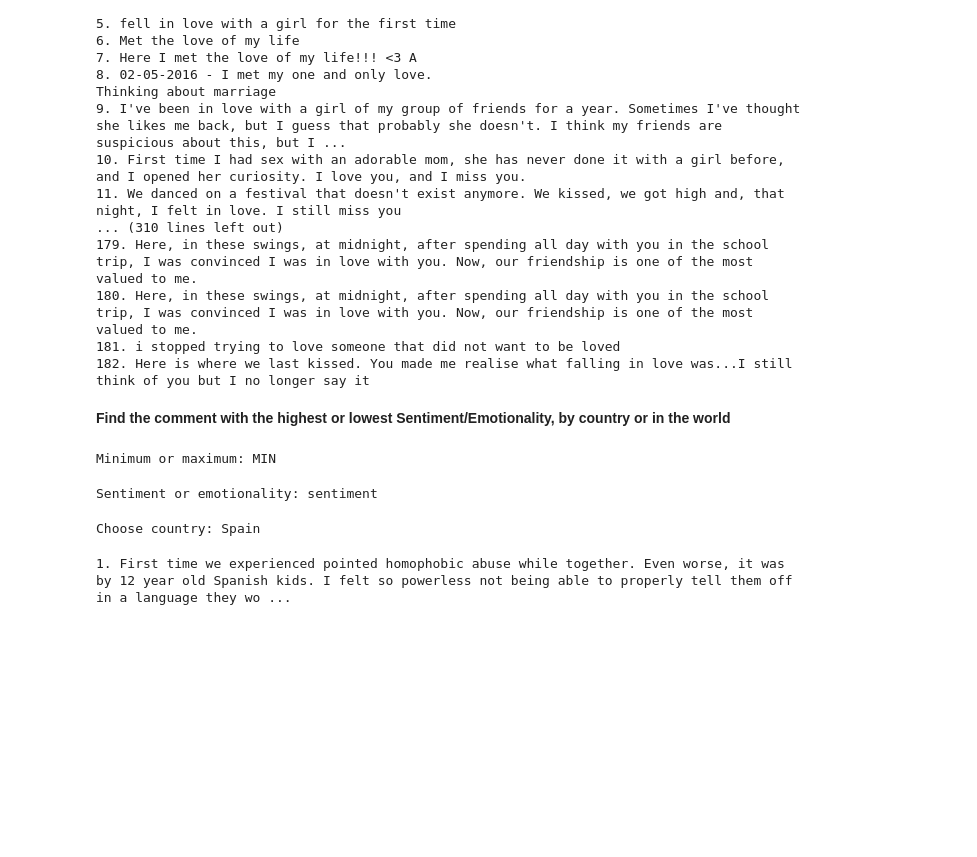
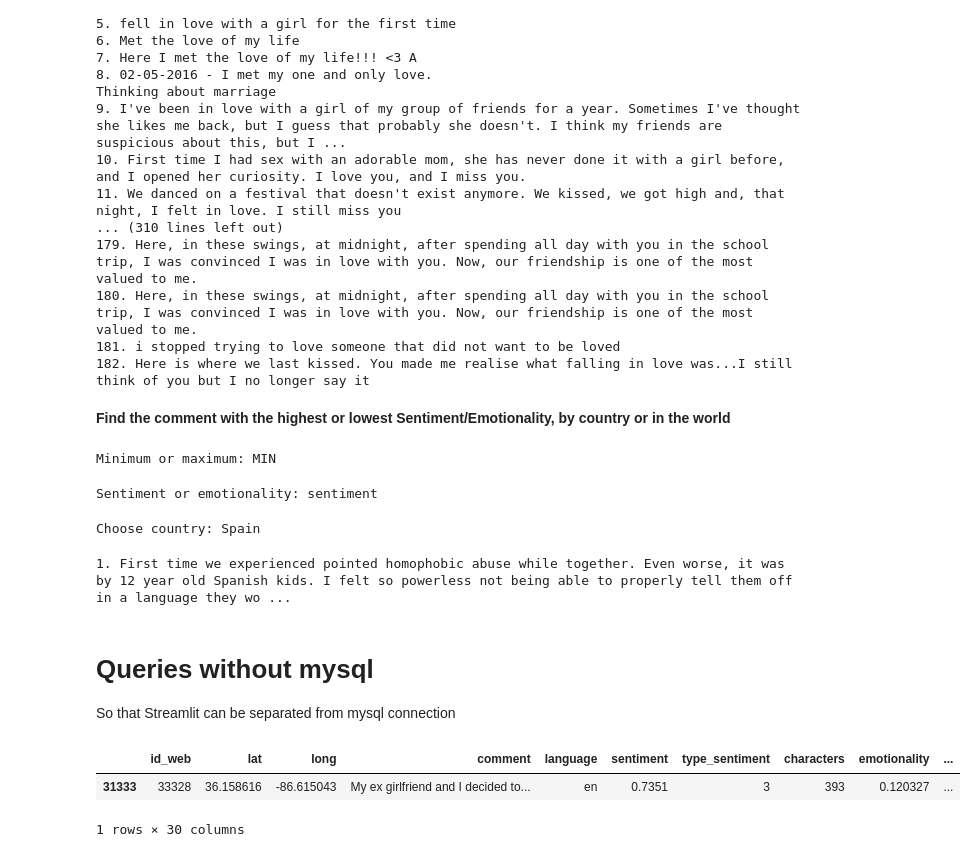
Before and after one commit to MartaGDC/Queering-the-map, a Jupyter notebook: notebooks/6. Queries.ipynb, the cells around one changed output. Saved outputs shown, nothing was run; the diff lists cells and outputs as text; code cells hidden in the pictures; blank space fills up the shorter version.

Commit message:
queries

```diff
--- a/notebooks/6. Queries.ipynb
+++ b/notebooks/6. Queries.ipynb
@@ -89,3 +111,13 @@ for i in df_query2.index:
     print(f"{i+1}. {df_query2['comment'][i]}")
 # %% [output]
 1. First time we experienced pointed homophobic abuse while together. Even worse, it was by 12 year old Spanish kids. I felt so powerless not being able to properly tell them off in a language they wo ...
+# %% [markdown]
+# Queries without mysql
+So that Streamlit can be separated from mysql connection
+# %%
+df = pd.read_csv("../data/total_df.csv", index_col="Unnamed: 0")
+df.sample()
+# %% [output]
+|  | id_web | lat | long | comment | language | sentiment | type_sentiment | characters | emotionality | ... |
+| 31333 | 33328 | 36.158616 | -86.615043 | My ex girlfriend and I decided to... | en | 0.7351 | 3 | 393 | 0.120327 | ... |
+1 rows × 30 columns
```
Also changed, not shown: parts of 13 cells of this notebook, 6 other files.
